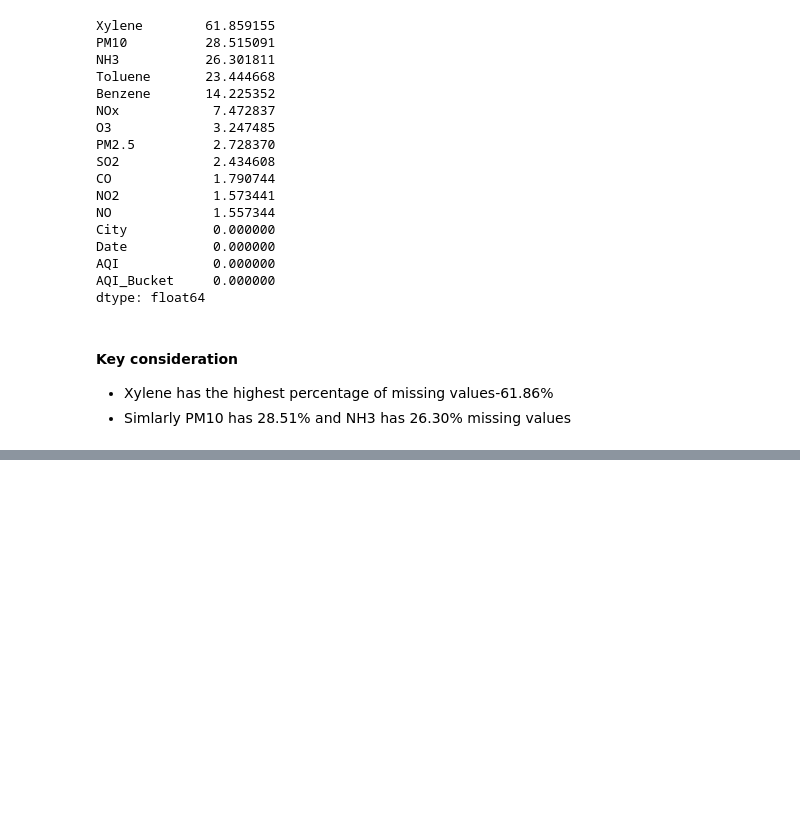
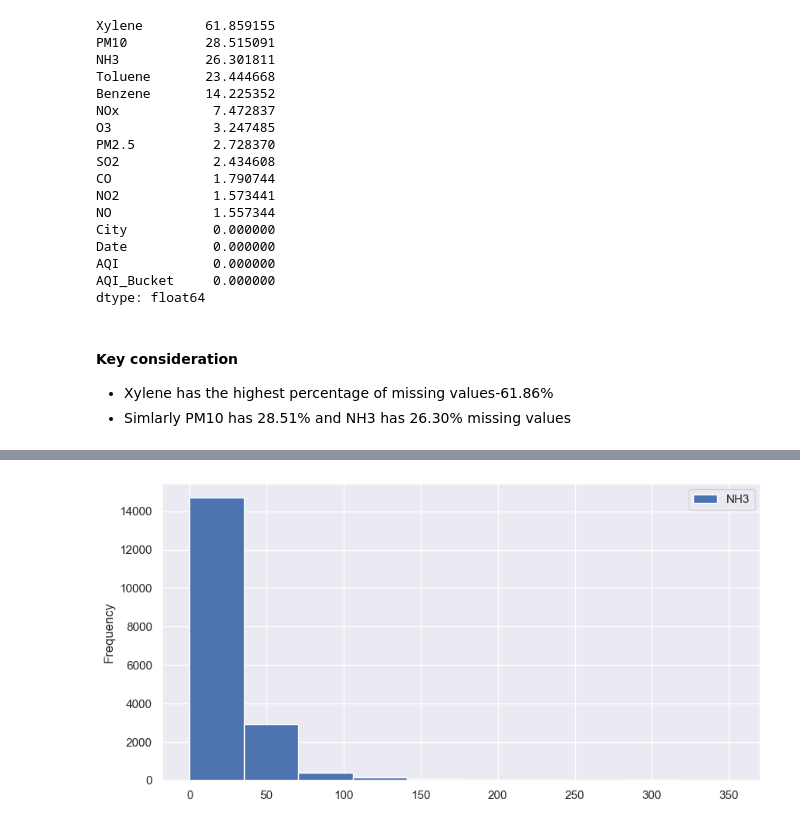
Before and after one commit to Subhendu29/Air-Quality-Index-Prediction-, a Jupyter notebook: AQI.ipynb, the cells around one changed output, grey strips where cells are left out. Drawn from its saved outputs; the diff is of its cells as text; code cells hidden in the pictures; blank space fills up the shorter version.

```diff
--- a/AQI.ipynb
+++ b/AQI.ipynb
@@ -130,0 +146,6 @@ dtype: float64
+# %%
+df['NH3'].plot(kind='hist',figsize=(10,5))
+plt.legend()
+plt.show()
+# %% [output]
+[figure, added]
```
Also changed, not shown: parts of 41 cells of this notebook.
